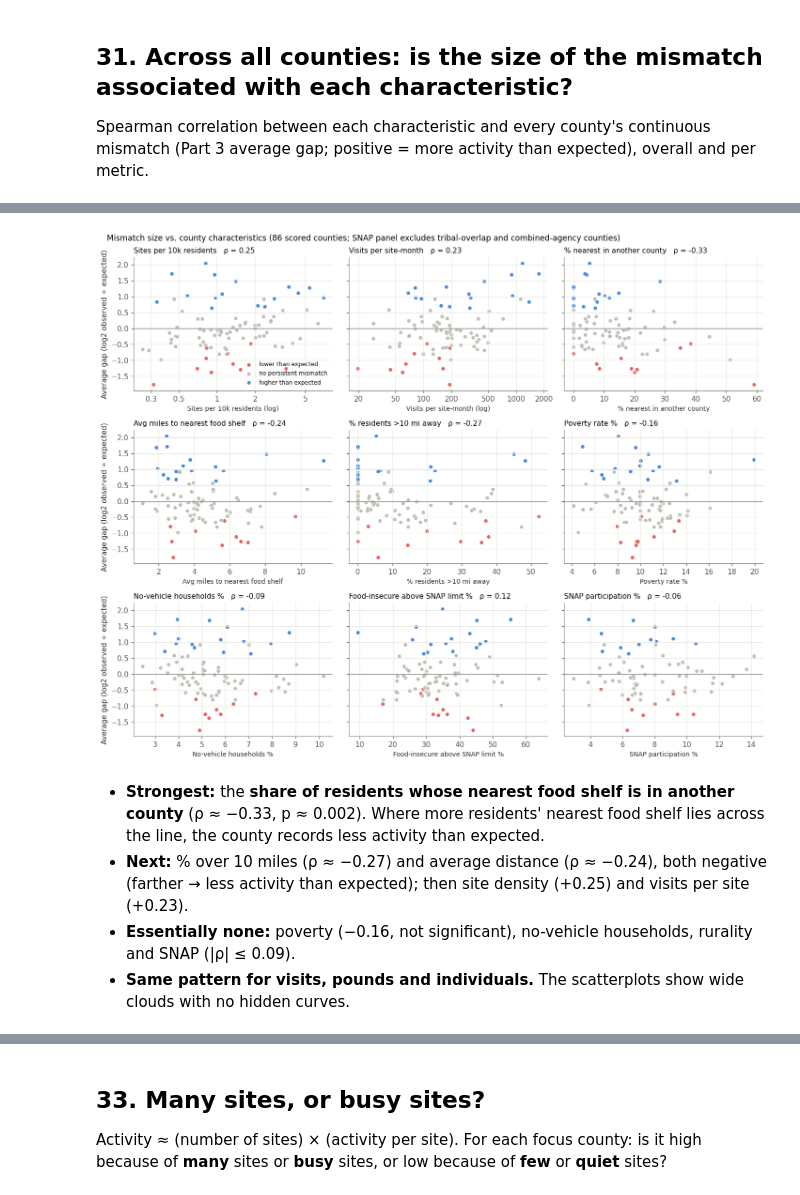
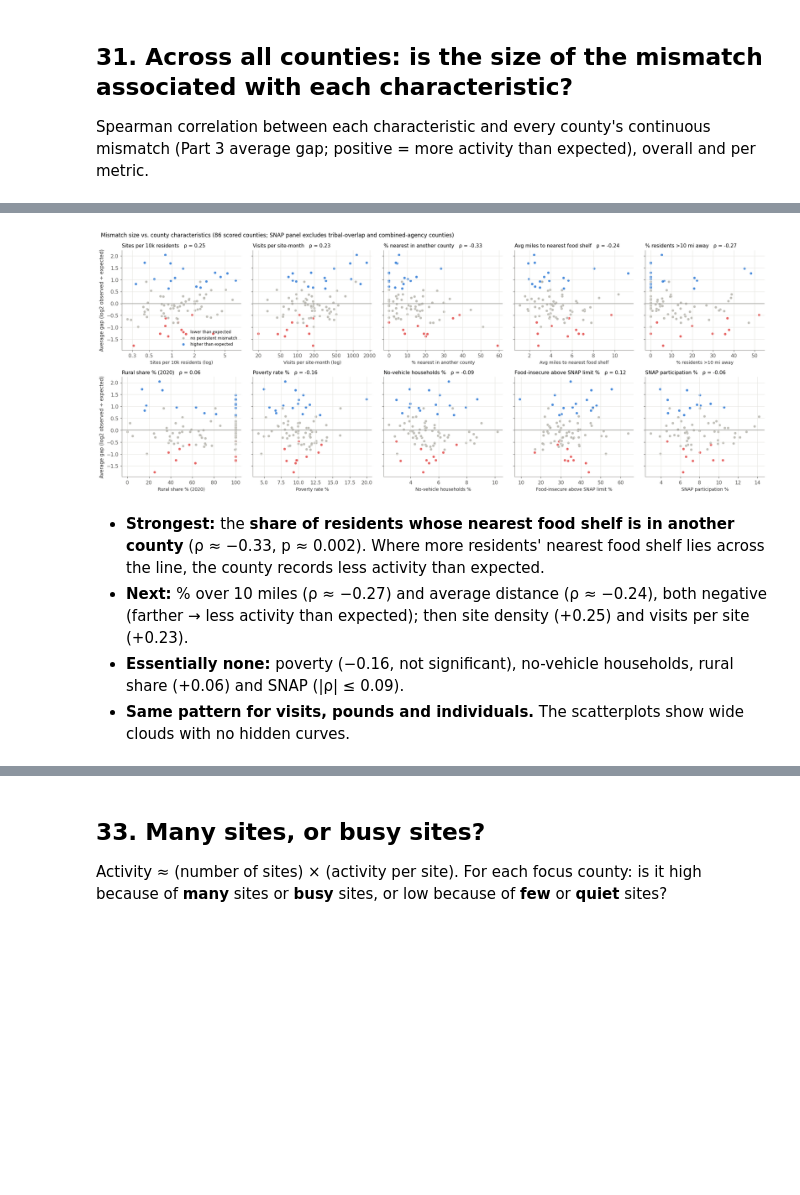
Before and after one commit to MukhHz/MINNEMUDAC_2026, a Jupyter notebook: notebooks/q1_need_vs_foodshelf_activity.ipynb, the cells around one changed output, grey strips where cells are left out. Drawn from its saved outputs; the diff is of its cells as text; code cells hidden in the pictures; blank space fills up the shorter version.

```diff
--- a/notebooks/q1_need_vs_foodshelf_activity.ipynb
+++ b/notebooks/q1_need_vs_foodshelf_activity.ipynb
@@ -1715,0 +1754,25 @@ Wilkin (no food shelf in the data): [{'mean_dist_mi': 19.4, 'pct_over_10mi': 90.
+# %%
+from scipy.stats import kruskal
+
+# (1) Main food bank: does the mismatch differ between food bank networks?
+fb_tbl = (prof.groupby("main_food_bank")
+              .agg(counties=("county", "size"), median_gap=("mean_gap_all", "median"),
+                   lower_than_expected=("direction", lambda d: int((d == "lower than expected").sum())),
+                   higher_than_expected=("direction", lambda d: int((d == "higher than expected").sum())))
+              .sort_values("median_gap"))
+fb_tbl["median activity vs expected"] = (2 ** fb_tbl["median_gap"]).map("{:.2f}×".format)
+kw = kruskal(*[g["mean_gap_all"] for _, g in prof.groupby("main_food_bank") if len(g) >= 3])
+print(f"Kruskal-Wallis test across food banks with 3+ counties: p = {kw.pvalue:.3f}")
+display(fb_tbl.round(2))
+
+# (2) SuperShelf and commuting: association with the mismatch
+rows = []
+for col, label in [("pct_visits_supershelf", "% of visits at SuperShelf-certified sites"),
+                   ("pct_work_outside_county", "% of workers commuting to another county"),
+                   ("jobs_per_resident_worker", "Jobs per resident worker")]:
+    rho, p = stats.spearmanr(prof[col], prof["mean_gap_all"])
+    med = prof.groupby("direction")[col].median()
+    rows.append({"factor": label, "Spearman ρ with gap": round(rho, 2), "p": round(p, 3),
+                 "median: lower": round(med["lower than expected"], 1), "median: none": round(med["no persistent mismatch"], 1),
+                 "median: higher": round(med["higher than expected"], 1)})
+pd.DataFrame(rows).set_index("factor")
@@ -1726,7 +1808,7 @@ CHAR = {  # column -> short label for tables/plots
     "pct_nearest_other_county": "% nearest in another county",
     "poverty_rate": "Poverty rate %",
     "no_vehicle_rate": "No-vehicle households %",
-    "rucc_2023": "RUCC (higher = more rural)",
+    "pct_rural_2020": "Rural share % (2020)",
     "pct_fi_above_snap_threshold": "Food-insecure above SNAP limit %",
     "snap_rate": "SNAP participation %",
 }
@@ -1743,7 +1825,7 @@ labels = [f"{c}{'' if p == 'shortlist' else ' (2nd tier)'}" for c, p in zip(focu
 pct_mat = pct.loc[focus.index, list(CHAR)].set_axis(labels).rename(columns=CHAR)
 val_fmt = {"sites_per_10k": "{:.2f}", "visits_per_site_month": "{:.0f}", "mean_dist_mi": "{:.1f}", "pct_over_10mi": "{:.0f}",
            "pct_nearest_other_county": "{:.0f}", "poverty_rate": "{:.1f}",
-           "no_vehicle_rate": "{:.1f}", "rucc_2023": "{:.0f}", "pct_fi_above_snap_threshold": "{:.0f}", "snap_rate": "{:.1f}"}
+           "no_vehicle_rate": "{:.1f}", "rucc_2023": "{:.0f}", "pct_rural_2020": "{:.0f}", "pct_fi_above_snap_threshold": "{:.0f}", "snap_rate": "{:.1f}"}
 ann = focus[list(CHAR)].apply(lambda col: col.map(lambda v: "n/a" if pd.isna(v) else val_fmt[col.name].format(v)))
 for i, (_, r) in enumerate(focus.iterrows()):  # show the regional SNAP rate, marked "R"
     if pd.notna(r["snap_rate_regional"]):
@@ -1897,34 +1967,33 @@ assoc.round(2)
 # %%
 GROUP_COLOR = {"lower than expected": "#e34948", "no persistent mismatch": "#b5b4ac", "higher than expected": "#2a78d6"}
 LOG_TICKS = {"sites_per_10k": [0.3, 0.5, 1, 2, 5], "visits_per_site_month": [20, 50, 100, 200, 500, 1000, 2000]}
-plot_chars = ["sites_per_10k", "visits_per_site_month", "pct_nearest_other_county",
-              "mean_dist_mi", "pct_over_10mi", "poverty_rate",
-              "no_vehicle_rate", "pct_fi_above_snap_threshold", "snap_rate"]
-fig, axes = plt.subplots(3, 3, figsize=(13, 10.5), sharey=True)
+plot_chars = ["sites_per_10k", "visits_per_site_month", "pct_nearest_other_county", "mean_dist_mi", "pct_over_10mi",
+              "pct_rural_2020", "poverty_rate", "no_vehicle_rate", "pct_fi_above_snap_threshold", "snap_rate"]
+fig, axes = plt.subplots(2, 5, figsize=(19, 7.6), sharey=True)
 for ax, c in zip(axes.flat, plot_chars):
     for g in GROUPS:
         sub_g = prof[prof["direction"] == g]
         ax.scatter(sub_g[c], sub_g["mean_gap_all"], s=30, color=GROUP_COLOR[g], alpha=0.85, edgecolor="white",
                    linewidth=0.6, label=g)
     ax.axhline(0, color="#8a8984", lw=1)
     if c in LOG_TICKS:
         ax.set_xscale("log")
         ax.set_xticks(LOG_TICKS[c]); ax.set_xticklabels([f"{t:g}" for t in LOG_TICKS[c]]); ax.minorticks_off()
     ax.set_title(f"{CHAR[c]}   ρ = {assoc.loc[CHAR[c], 'All metrics']:.2f}", loc="left", fontsize=10)
     ax.set_xlabel(CHAR[c] + (" (log)" if c in LOG_TICKS else ""), fontsize=9)
 for ax in axes[:, 0]:
     ax.set_ylabel("Average gap (log2 observed ÷ expected)")
 axes[0, 0].legend(frameon=False, fontsize=8, loc="lower right")
 fig.suptitle("Mismatch size vs. county characteristics (86 scored counties; SNAP panel excludes tribal-overlap and combined-agency counties)",
              x=0.01, ha="left", fontsize=11)
 plt.tight_layout()
 plt.show()
 # %% [output]
-[figure, old version]
+[figure, new version]
 # %% [markdown]
 - **Strongest:** the **share of residents whose nearest food shelf is in another county** (ρ ≈ −0.33, p ≈ 0.002). Where more residents' nearest food shelf lies across the line, the county records less activity than expected.
 - **Next:** % over 10 miles (ρ ≈ −0.27) and average distance (ρ ≈ −0.24), both negative (farther → less activity than expected); then site density (+0.25) and visits per site (+0.23).
-- **Essentially none:** poverty (−0.16, not significant), no-vehicle households, rurality and SNAP (|ρ| ≤ 0.09).
+- **Essentially none:** poverty (−0.16, not significant), no-vehicle households, rural share (+0.06) and SNAP (|ρ| ≤ 0.09).
 - **Same pattern for visits, pounds and individuals.** The scatterplots show wide clouds with no hidden curves.
 # %% [markdown]
 ## 32. A simple regression check
```
Also changed, not shown: parts of 28 cells of this notebook, 3 other files.
